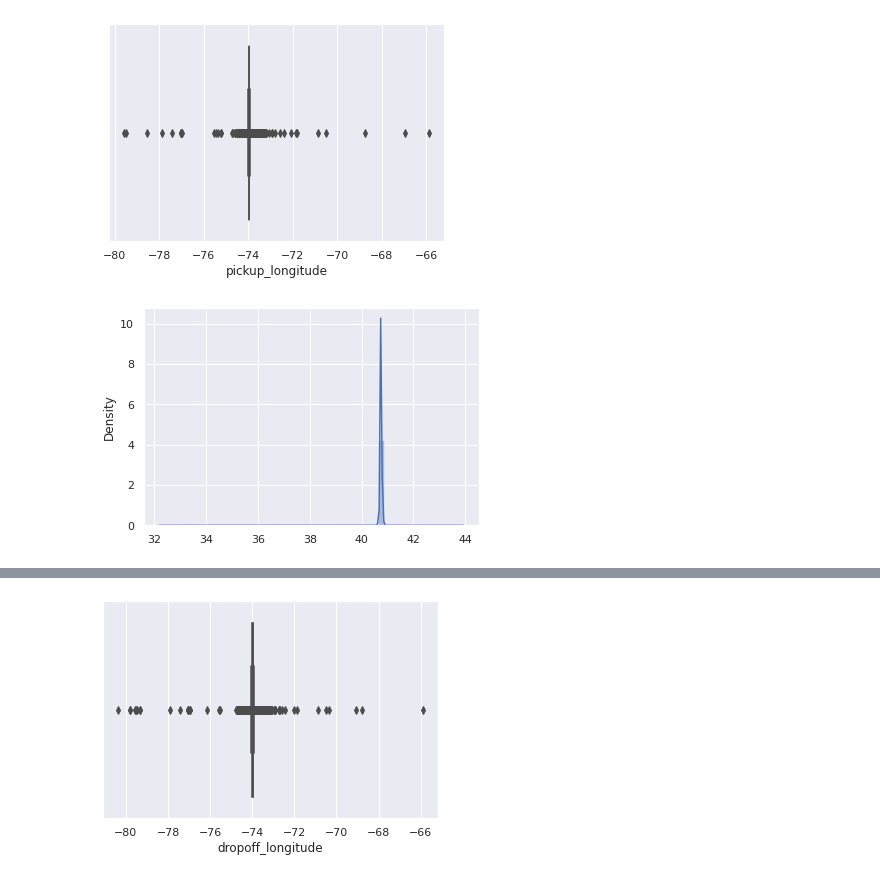
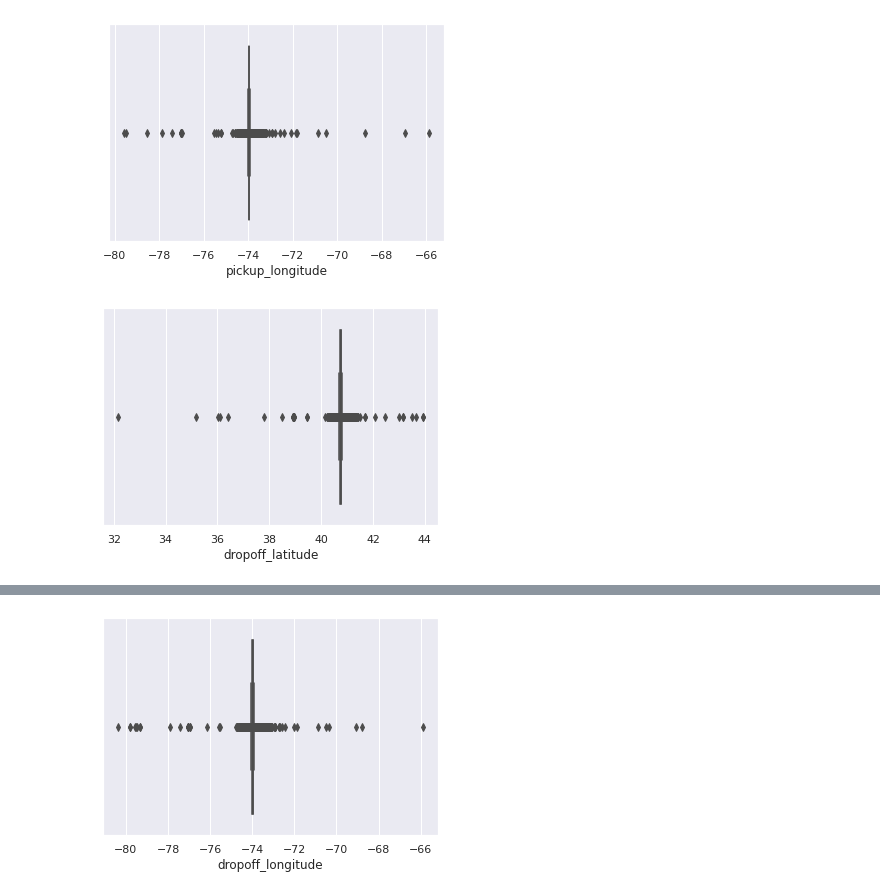
Before and after one commit to haynapasi050505/supervised-machine-learning-regression-NYC-taxi-trip, a Jupyter notebook: Copy_123of_NYC_Taxi_Trip_Time_Prediction_Capstone_Project.ipynb, the cells around one changed output, grey strips where cells are left out. Saved outputs shown, nothing was run; the diff lists cells and outputs as text; code cells hidden in the pictures.

```diff
--- a/Copy_123of_NYC_Taxi_Trip_Time_Prediction_Capstone_Project.ipynb
+++ b/Copy_123of_NYC_Taxi_Trip_Time_Prediction_Capstone_Project.ipynb
@@ -265,7 +268,7 @@ plt.show()
 # %% [output]
 [figure]
 # %%
-sns.distplot(x=df['dropoff_latitude'])
+sns.boxplot(x=df['dropoff_latitude'])
 plt.show()
 # %% [output]
-[figure, old version]
+[figure, new version]
```
Also changed, not shown: parts of 27 cells of this notebook.
